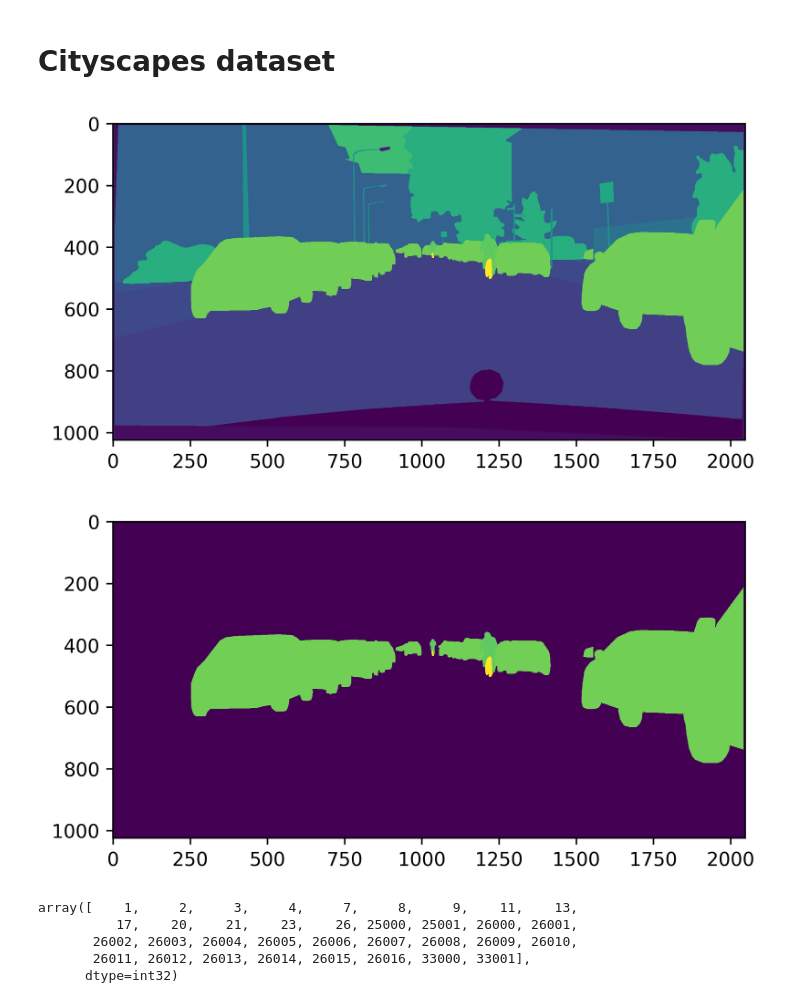
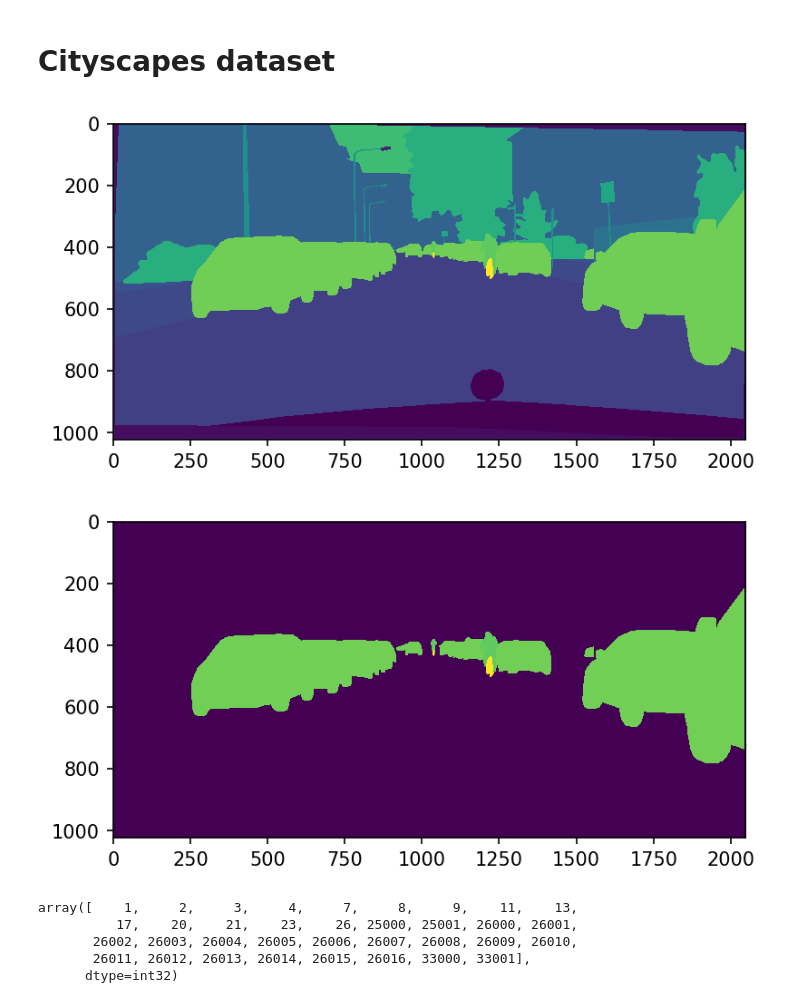
Before and after one commit to haruishi43/py-edge-eval, a Jupyter notebook: notebooks/test_seg2mask_cityscapes.ipynb, the cells around one changed output. Drawn from its saved outputs; the diff is of its cells as text; code cells hidden in the pictures.

```diff
--- a/notebooks/test_seg2mask_cityscapes.ipynb
+++ b/notebooks/test_seg2mask_cityscapes.ipynb
@@ -41,19 +46,19 @@ assert os.path.exists(img_path) and os.path.exists(label_path) and os.path.exist
 # %%
 mask = Image.open(label_path)
 mask = np.array(mask)
 
 inst = Image.open(inst_path)
 inst = np.array(inst)
 
 plt.imshow(mask, interpolation='nearest')
-plt.gcf().set_dpi(600)
+plt.gcf().set_dpi(150)
 plt.show()
 plt.imshow(inst, interpolation='nearest')
-plt.gcf().set_dpi(600)
+plt.gcf().set_dpi(150)
 plt.show()
 # %% [output]
-[figure, old version]
+[figure, new version]
-[figure, old version]
+[figure, new version]
 # %%
 np.unique(inst)
 # %% [output]
```
Also changed, not shown: parts of 27 cells of this notebook, 25 other files.
